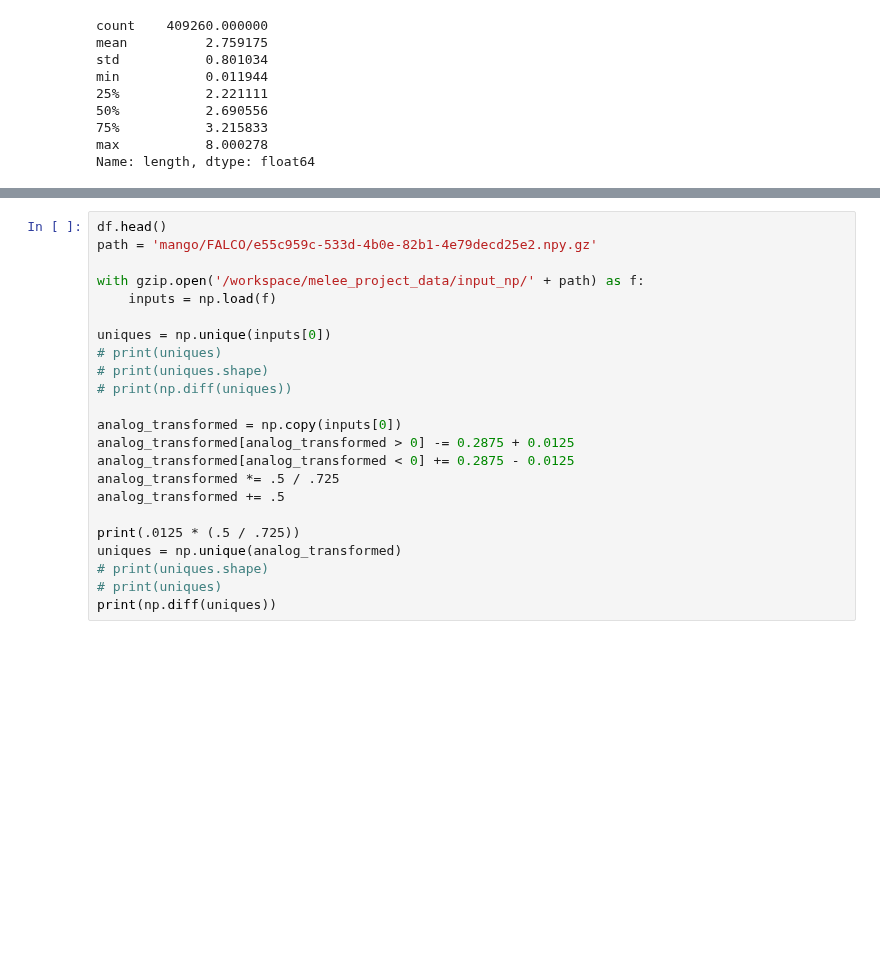
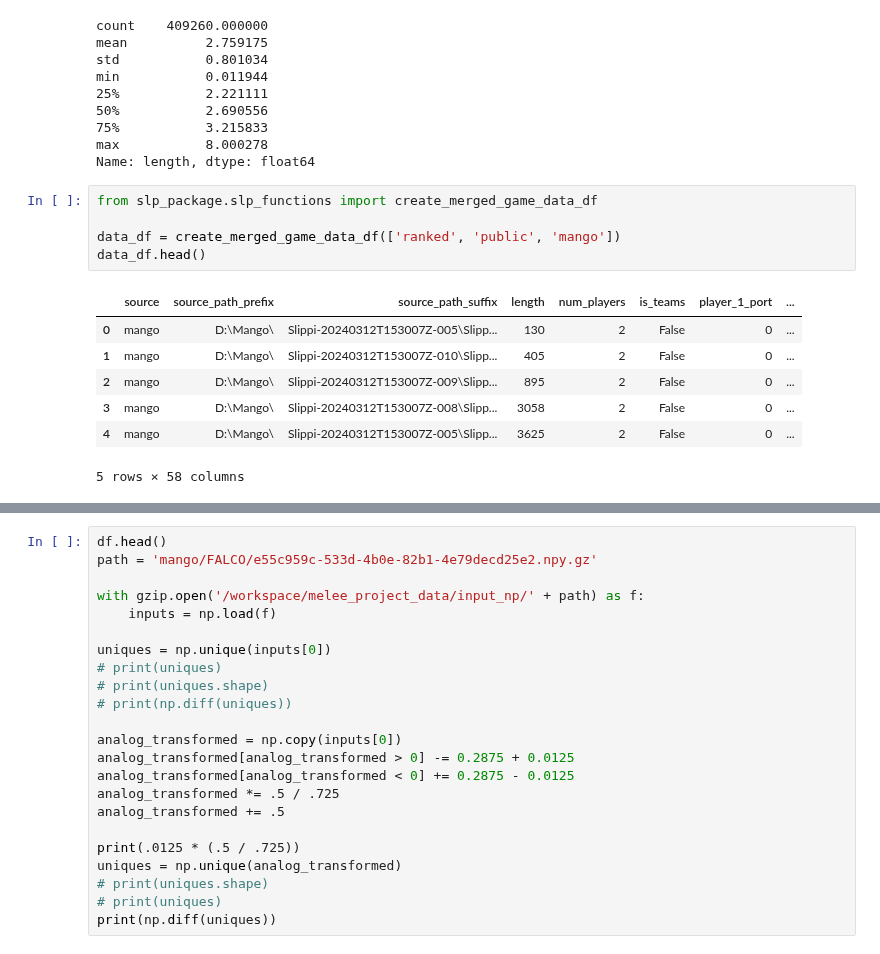
Before and after one commit to sinha-G/slp, a Jupyter notebook: extract_all_data/data_preparation_exploration.ipynb, the cells around one changed output, grey strips where cells are left out. Cells and saved outputs as stored; diff of their text form; blank space fills up the shorter version.

```diff
--- a/extract_all_data/data_preparation_exploration.ipynb
+++ b/extract_all_data/data_preparation_exploration.ipynb
@@ -67,3 +67,16 @@ min           0.011944
 75%           3.215833
 max           8.000278
 Name: length, dtype: float64
+# %%
+from slp_package.slp_functions import create_merged_game_data_df
+
+data_df = create_merged_game_data_df(['ranked', 'public', 'mango'])
+data_df.head()
+# %% [output]
+|  | source | source_path_prefix | source_path_suffix | length | num_players | is_teams | player_1_port | ... |
+| 0 | mango | D:\Mango\ | Slippi-20240312T153007Z-005\Slipp... | 130 | 2 | False | 0 | ... |
+| 1 | mango | D:\Mango\ | Slippi-20240312T153007Z-010\Slipp... | 405 | 2 | False | 0 | ... |
+| 2 | mango | D:\Mango\ | Slippi-20240312T153007Z-009\Slipp... | 895 | 2 | False | 0 | ... |
+| 3 | mango | D:\Mango\ | Slippi-20240312T153007Z-008\Slipp... | 3058 | 2 | False | 0 | ... |
+| 4 | mango | D:\Mango\ | Slippi-20240312T153007Z-005\Slipp... | 3625 | 2 | False | 0 | ... |
+5 rows × 58 columns
```
Also changed, not shown: parts of 1 cell of this notebook, 5 other files.
